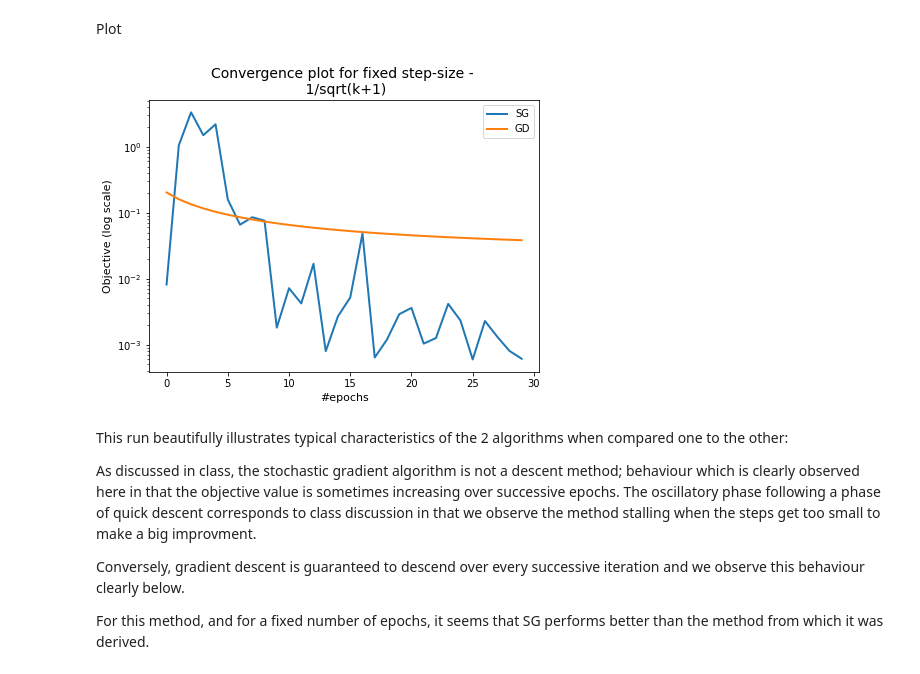
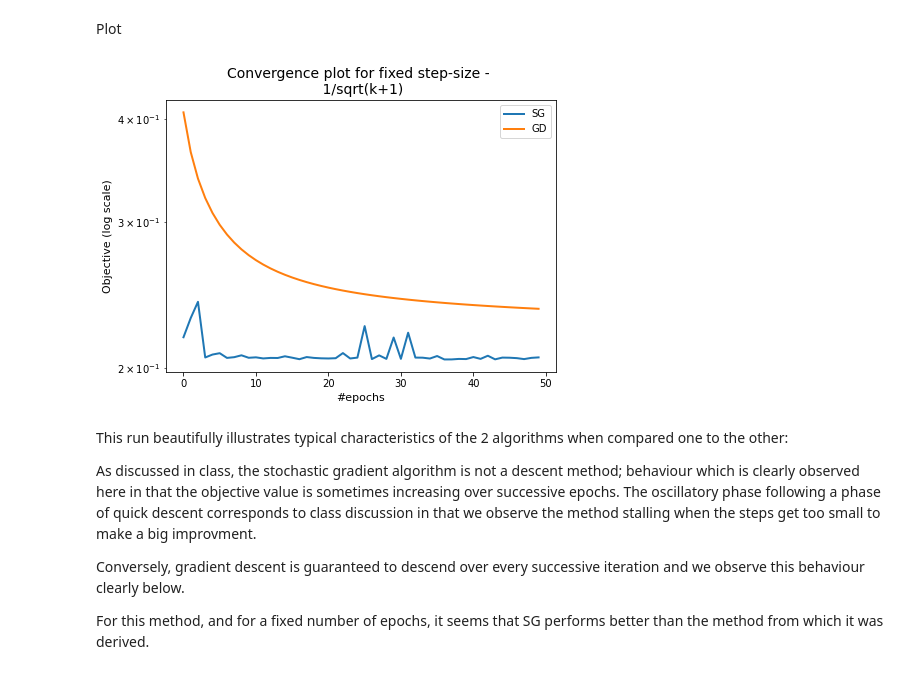
Before and after one commit to neytjieb1/optimisation_ml, a Jupyter notebook: Final/part3.ipynb, the cells around one changed output. Cells and saved outputs as stored; diff of their text form; code cells hidden in the pictures.

Commit message:
P4 - naby klaar
Iets is af.
Ek vermoed my plotting is verkeerd

```diff
--- a/Final/part3.ipynb
+++ b/Final/part3.ipynb
@@ -123,7 +15,7 @@ lbda = 1. / n ** (0.5)
 (16512, 9)
 # %%
 #Create models using data
-pblinreg = RegPb(X_train, y_train, lbda, loss='l2')
+pblinreg = libopt.RegPb(X_train, y_train, lbda, loss='l2')
 # %%
 from scipy.optimize import fmin_l_bfgs_b
 x_init = np.zeros(d)
@@ -289,7 +43,7 @@ We consider the same dataset as in Part 1 and compare the performance of the sto
 As the SG method is not always guaranteed to converge, we opt to compare the methods by making use of a decreasing step size.
 - The step parameter is fixed to $\frac{1}{\sqrt{k+1}}$ at iteration $k$.
 # %%
-nb_epochs = 30
+nb_epochs = 50
 x0 = np.zeros(d)
 
 import time
@@ -317,14 +85,14 @@ obj.shape
 Plot
 # %%
 plt.figure(figsize=(7, 5))
-plt.semilogy(obj[0]-f_min_lin, lw=2)
-plt.semilogy(obj[-1]-f_min_lin, lw=2)
+plt.semilogy(obj[0], lw=2)
+plt.semilogy(obj[-1], lw=2)
 plt.title("Convergence plot for fixed step-size - \n 1/sqrt(k+1)", fontsize=14)
 plt.xlabel("#epochs", fontsize=11)
 plt.ylabel("Objective (log scale)", fontsize=11)
 plt.legend(('SG', 'GD'));
 # %% [output]
-[figure, old version]
+[figure, new version]
 # %% [markdown]
 This run beautifully illustrates typical characteristics of the 2 algorithms when compared one to the other:
 
```
Also changed, not shown: parts of 12 cells of this notebook, 3 other files.
